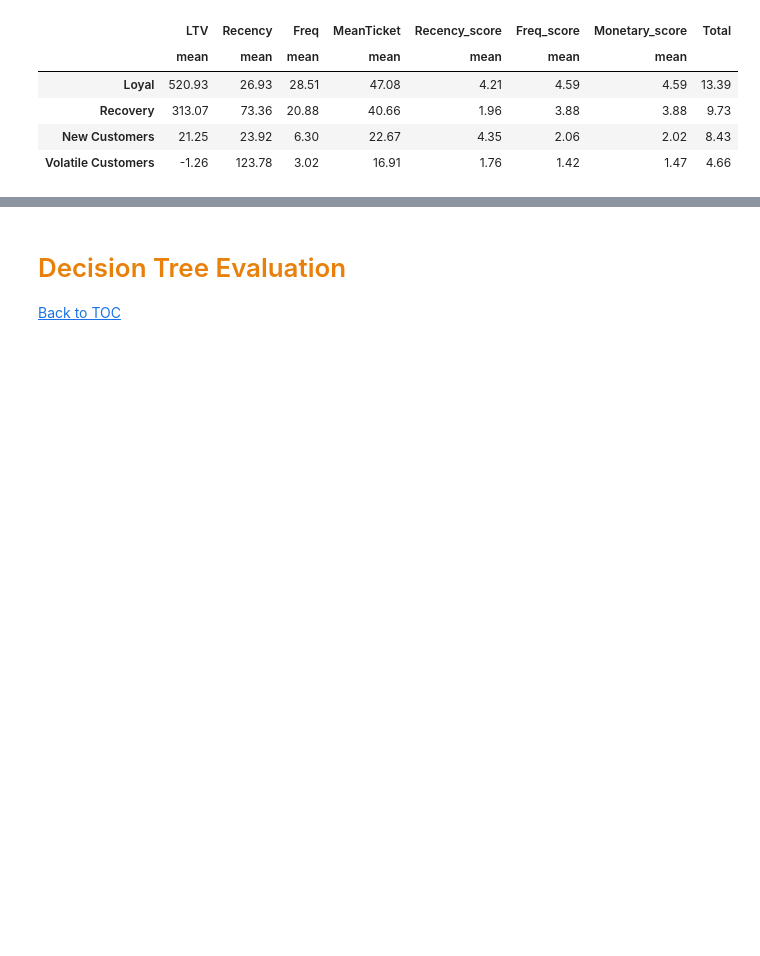
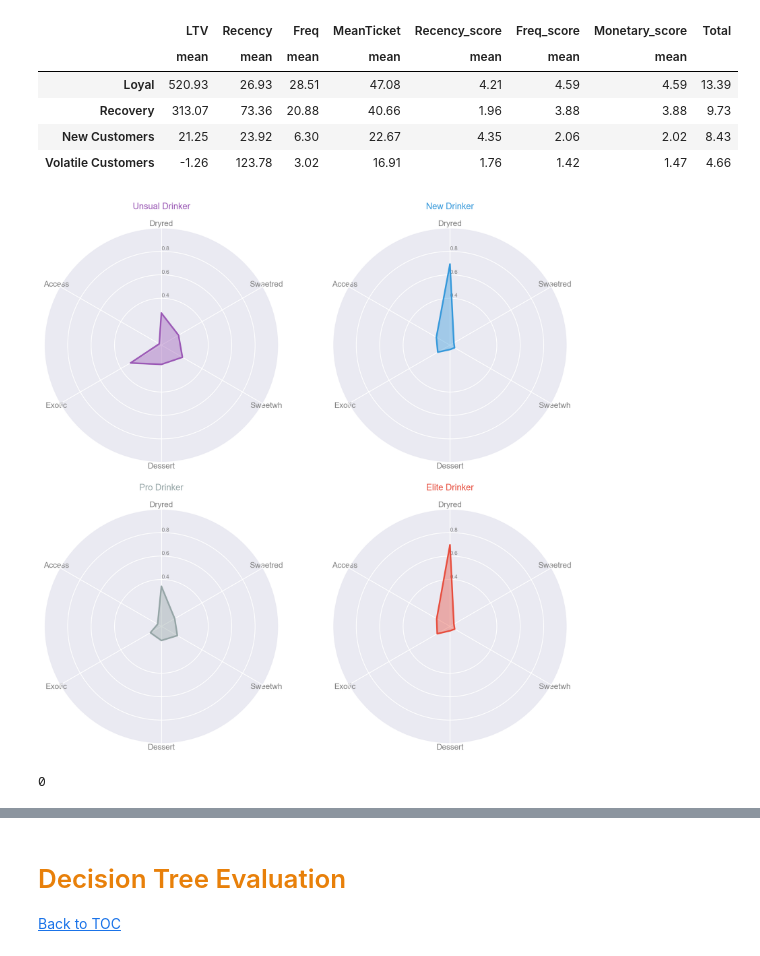
Before and after one commit to hnakashima96/Business-Case-, a Jupyter notebook: Business Case Week1 - Final 2.ipynb, the cells around one changed output, grey strips where cells are left out. Cells and saved outputs as stored; diff of their text form; code cells hidden in the pictures; blank space fills up the shorter version.

```diff
--- a/Business Case Week1 - Final 2.ipynb
+++ b/Business Case Week1 - Final 2.ipynb
@@ -657,0 +677,17 @@ RFM_Table
+# %%
+#Create mean Table for profile
+Profile_mean = data.loc[:,cust_group + taste_group + excluded_feat +['Cluster_Profile']].groupby(['Cluster_Profile']).mean()
+Profile_mean=Profile_mean.reset_index()
+
+bins = [2,3,1,0]
+Profile_Sequence = ['Pro Drinker','Elite Drinker','New Drinker','Unsual Drinker']
+Profile_mean['Cluster_Profile'] = Profile_mean['Cluster_Profile'].map(dict(zip(bins, Profile_Sequence)))
+# %%
+Profile_mean['Cluster_Profile'] = pd.Categorical(Profile_mean['Cluster_Profile'], categories=list_ordering, ordered=True)
+Profile_mean = Profile_mean.sort_values(by = 'Cluster_Profile')
+# %%
+Profile_mean_taste = Profile_mean.loc[:,taste_group +['Cluster_Profile']]
+Profile_mean_cust = Profile_mean.loc[:,cust_group + excluded_feat +['Cluster_Profile']]
+# %%
+Profile_mean_cust = Profile_mean_cust.reset_index(drop= True)
+Profile_mean_taste = Profile_mean_taste.reset_index(drop= True)
@@ -657,0 +741,53 @@ RFM_Table
+# %%
+def make_spider( row, title, color):
+
+    # number of variable
+    categories=Profile_mean_taste.loc[:,taste_group].columns.to_list()
+    N = len(categories)
+
+    # What will be the angle of each axis in the plot? (we divide the plot / number of variable)
+    angles = [n / float(N) * 2 * pi for n in range(N)]
+    angles += angles[:1]
+
+    # Initialise the spider plot
+    ax = plt.subplot(2,2,row+1, polar=True, )
+
+    # If you want the first axis to be on top:
+    ax.set_theta_offset(pi / 2)
+    ax.set_theta_direction(-1)
+
+    # Draw one axe per variable + add labels labels yet
+    plt.xticks(angles[:-1], categories, color='grey', size=10,y = 0.1)
+
+    # Draw ylabels
+    ax.set_rlabel_position(0)
+    plt.yticks([0.4,0.6,0.8], ["0.4","0.6","0.8"], color="grey", size=7)
+    plt.ylim(0,1)
+
+    # Ind1
+    values=Profile_mean_taste.loc[row].drop('Cluster_Profile').values.flatten().tolist()
+    values += values[:1]
+    ax.plot(angles, values, color=color, linewidth=2, linestyle='solid')
+    ax.fill(angles, values, color=color, alpha=0.4)
+
+    # Add a title
+    plt.title(title, size=11, color=color, y=1.06)
+
+    # ------- PART 2: Apply to all individuals
+# initialize the figure
+my_dpi=100
+plt.figure(figsize=(12, 12), dpi=my_dpi)
+
+
+# Create a color palette:
+my_palette = plt.cm.get_cmap("Set2", len(df.index))
+
+    # Loop to plot
+for row in range(0, len(Profile_mean_cust.index)):
+    make_spider(row=row, title= Profile_mean_cust['Cluster_Profile'][row], color=flatui[row])
+# %% [output]
+[figure, added]
+# %%
+Profile_mean_cust['Cluster_Profile'][row]
+# %% [output]
+0
```
Also changed, not shown: parts of 14 cells of this notebook, 1 other file.
